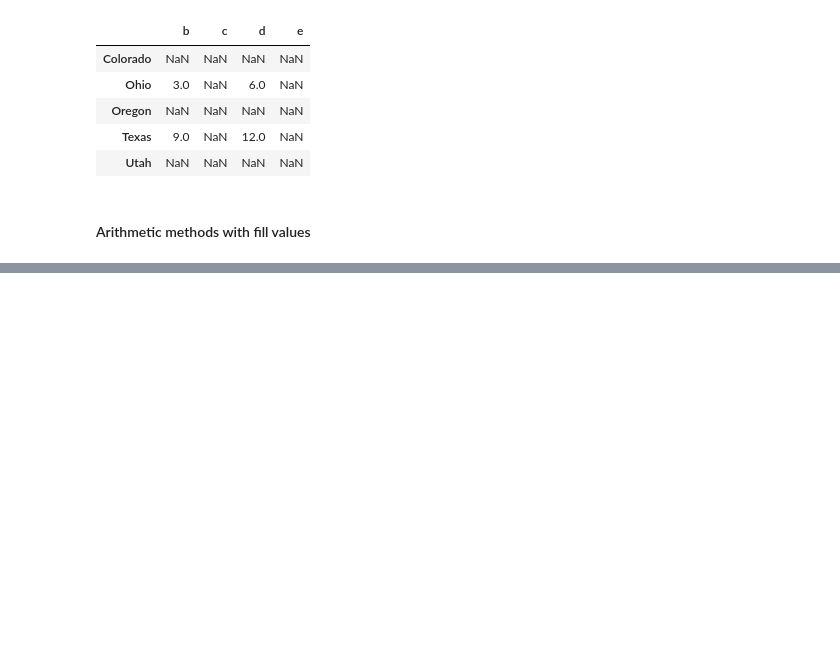
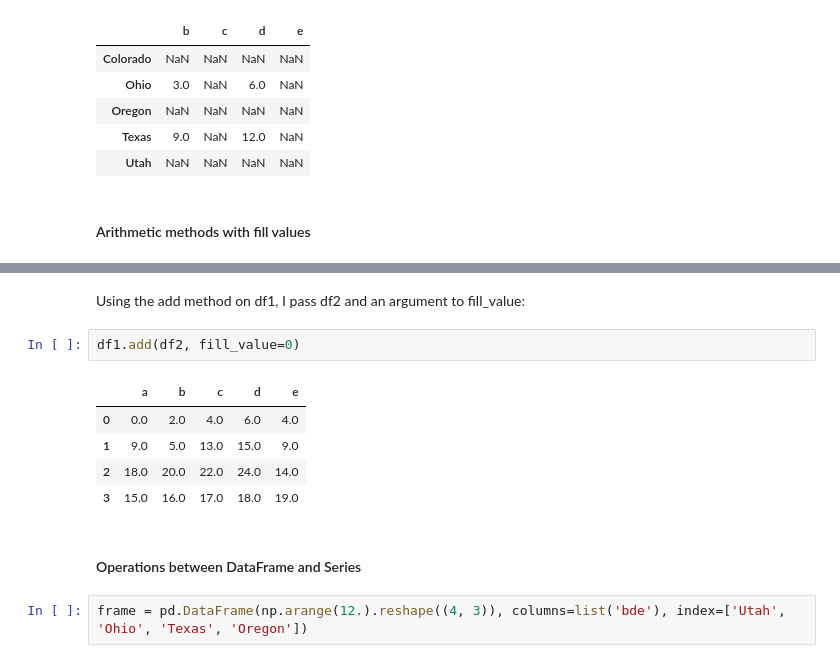
Before and after one commit to m0saan/python-for-data-analysis, a Jupyter notebook: pandas/pandas.ipynb, the cells around one changed output, grey strips where cells are left out. Saved outputs shown, nothing was run; the diff lists cells and outputs as text; blank space fills up the shorter version.

```diff
--- a/pandas/pandas.ipynb
+++ b/pandas/pandas.ipynb
@@ -1076,0 +1110,14 @@ df1 + df2
+# %% [markdown]
+Using the add method on df1, I pass df2 and an argument to fill_value:
+# %%
+df1.add(df2, fill_value=0)
+# %% [output]
+|  | a | b | c | d | e |
+| 0 | 0.0 | 2.0 | 4.0 | 6.0 | 4.0 |
+| 1 | 9.0 | 5.0 | 13.0 | 15.0 | 9.0 |
+| 2 | 18.0 | 20.0 | 22.0 | 24.0 | 14.0 |
+| 3 | 15.0 | 16.0 | 17.0 | 18.0 | 19.0 |
+# %% [markdown]
+#### Operations between DataFrame and Series
+# %%
+frame = pd.DataFrame(np.arange(12.).reshape((4, 3)), columns=list('bde'), index=['Utah', 'Ohio', 'Texas', 'Oregon'])
```
Also changed, not shown: parts of 15 cells of this notebook.
